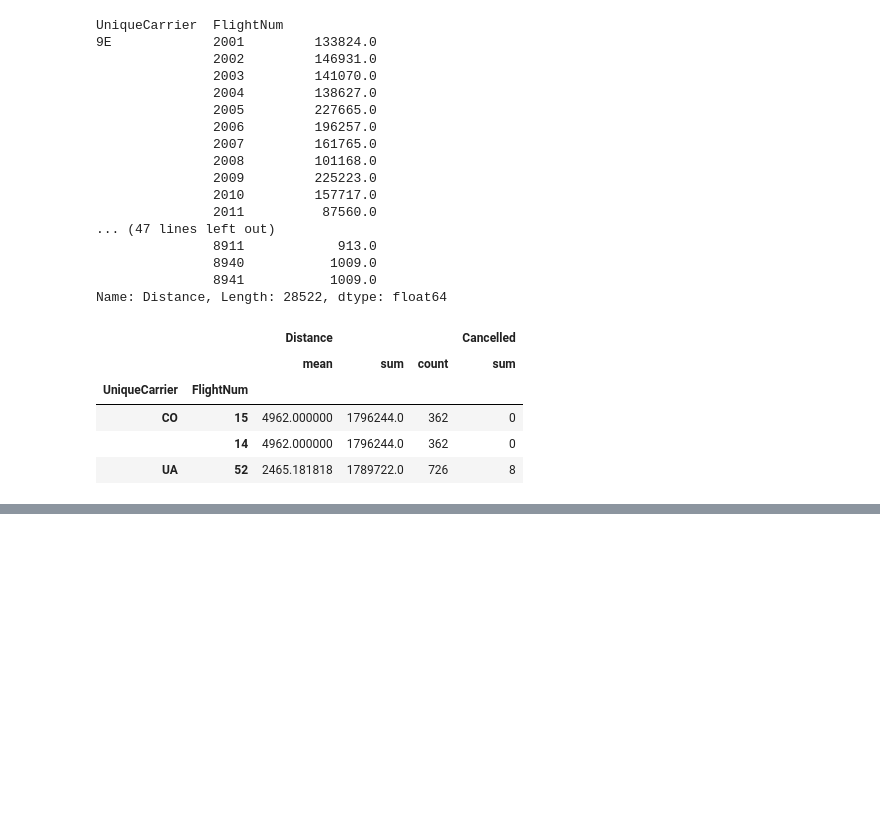
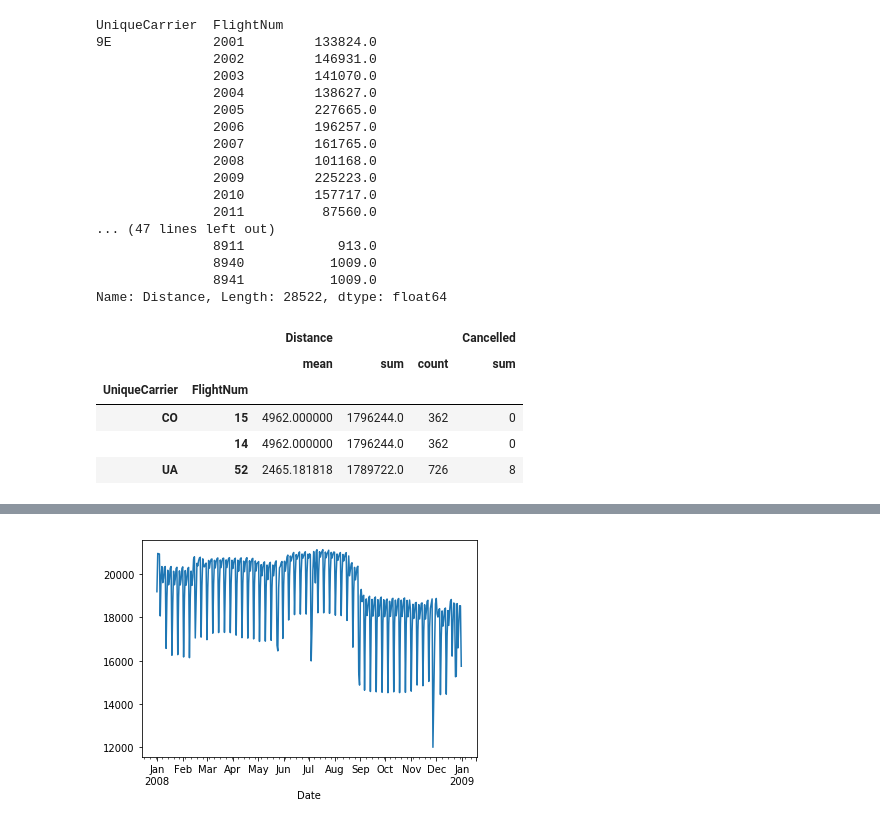
Before and after one commit to BurkovBA/OML, a Jupyter notebook: OpenMachineLearning/Assignment2/Assignment2.ipynb, the cells around one changed output, grey strips where cells are left out. Cells and saved outputs as stored; diff of their text form; code cells hidden in the pictures; blank space fills up the shorter version.

```diff
--- a/OpenMachineLearning/Assignment2/Assignment2.ipynb
+++ b/OpenMachineLearning/Assignment2/Assignment2.ipynb
@@ -155,0 +184,8 @@ flights_df.groupby(['UniqueCarrier','FlightNum'])\
+# %%
+flights_df['Date'] = pd.to_datetime(flights_df.rename(columns={'DayofMonth': 'Day'})[['Year', 'Month', 'Day']])
+# %%
+num_flights_by_date = flights_df.groupby('Date').size()
+# %%
+num_flights_by_date.plot();
+# %% [output]
+[figure, added]
```
Also changed, not shown: parts of 4 cells of this notebook.
